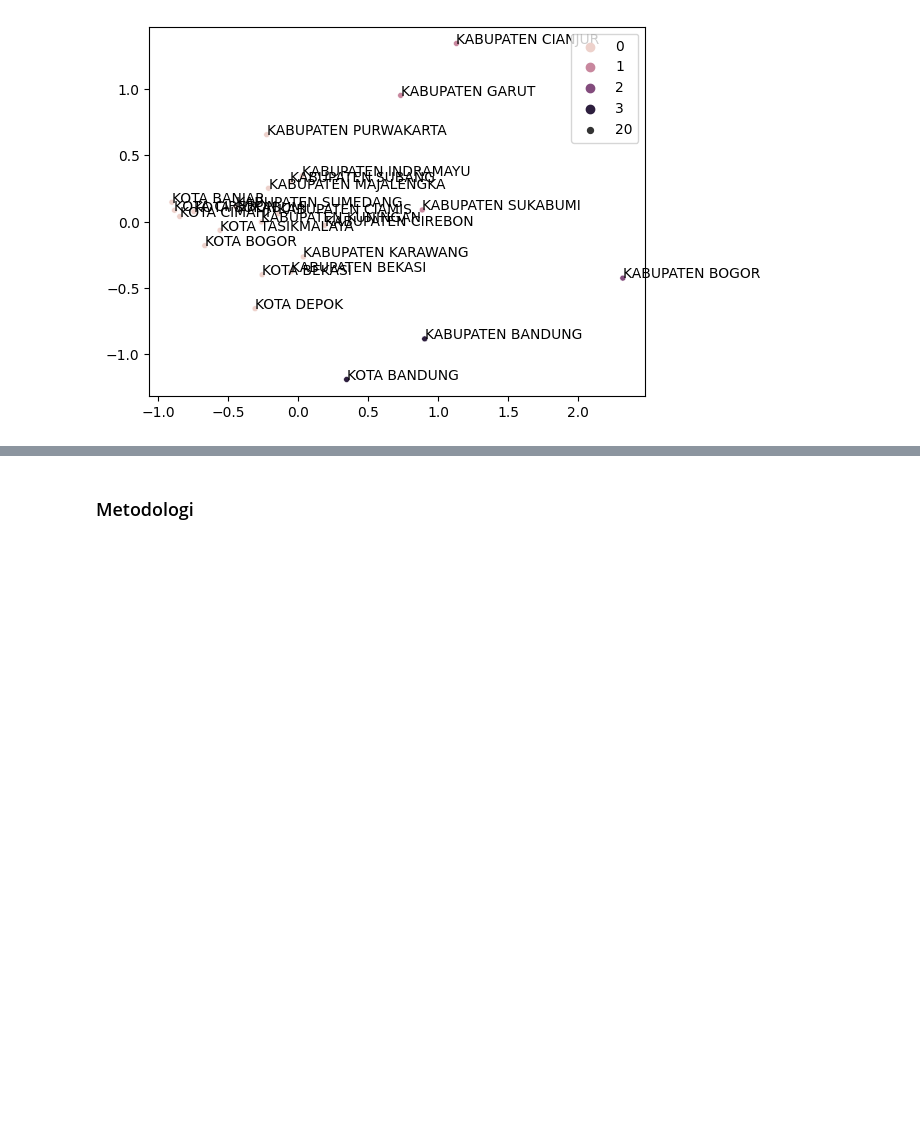
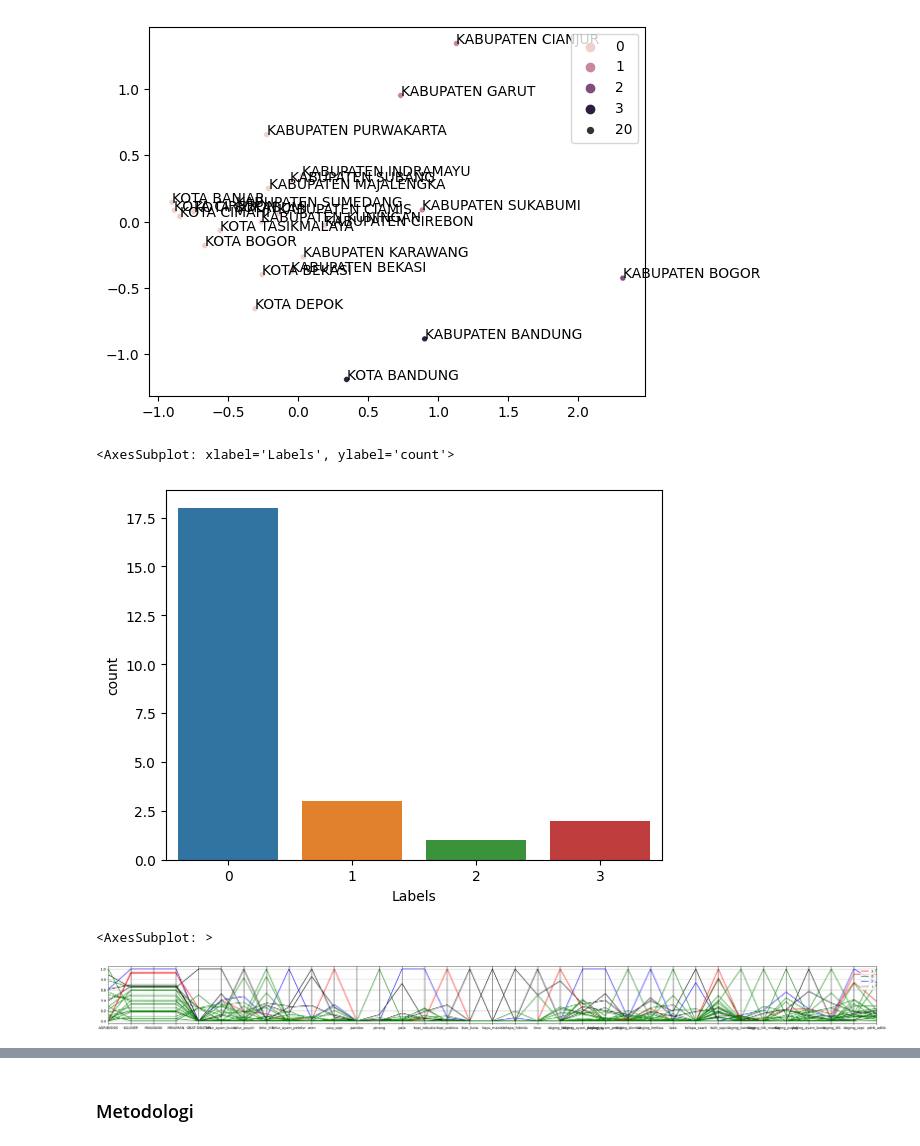
Before and after one commit to rampagezero/Project-TSDN, a Jupyter notebook: UMKM dan Hasil Bumi (1) (1).ipynb, the cells around one changed output, grey strips where cells are left out. Saved outputs shown, nothing was run; the diff lists cells and outputs as text; code cells hidden in the pictures; blank space fills up the shorter version.

```diff
--- a/UMKM dan Hasil Bumi (1) (1).ipynb
+++ b/UMKM dan Hasil Bumi (1) (1).ipynb
@@ -392,3 +444,16 @@ sns.scatterplot(x=temp[:,0],y=temp[:,1],hue=model2.labels_,size=20)
  Text(-0.7460194766135093, 0.07723717396357559, 'KOTA SUKABUMI'),
  Text(-0.5590675052150796, -0.06484654380928341, 'KOTA TASIKMALAYA')]
 [figure]
+# %%
+sns.countplot(x=clustered['Labels'])
+# %% [output]
+<AxesSubplot: xlabel='Labels', ylabel='count'>
+[figure, added]
+# %%
+clustered=train.copy()
+clustered['Labels']=model2.labels_
+plt.figure(figsize=(40,3))
+pd.plotting.parallel_coordinates(clustered,'Labels',color=('red', 'green', 'blue','#000000'))
+# %% [output]
+<AxesSubplot: >
+[figure, added]
```
Also changed, not shown: parts of 30 cells of this notebook.
